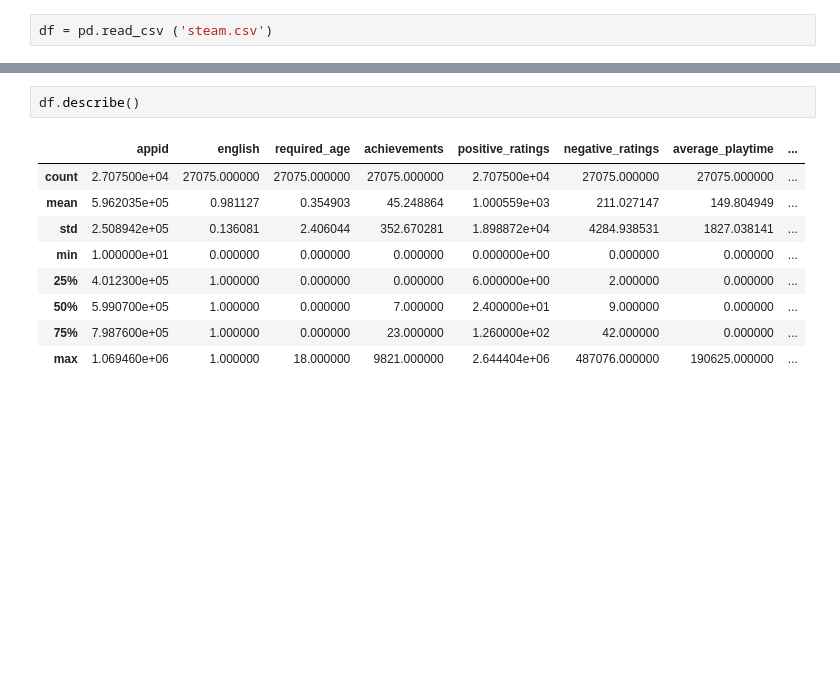
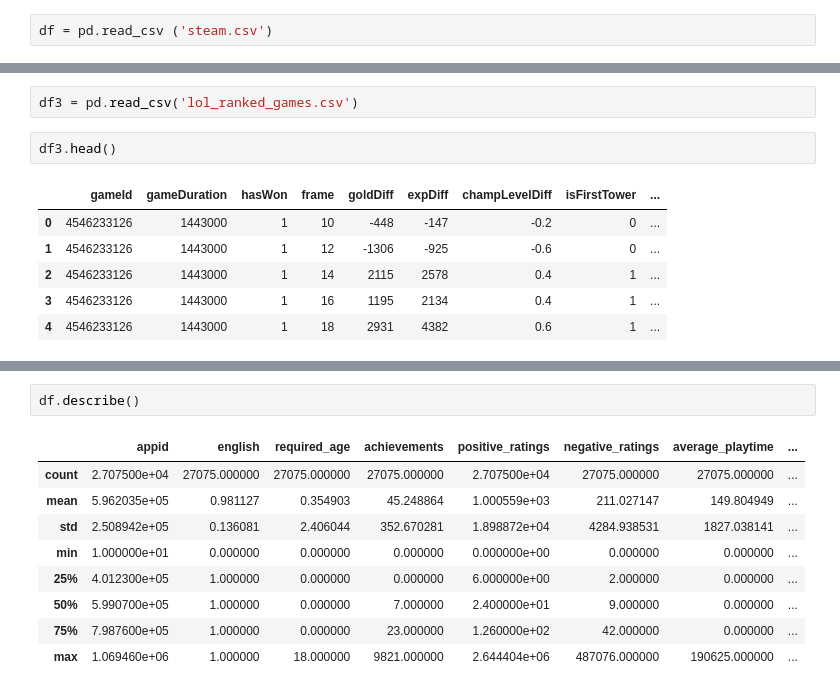
Before and after one commit to Olivert75/personal_project, a Jupyter notebook: exploratory_notebook.ipynb, the cells around one changed output, grey strips where cells are left out. Drawn from its saved outputs; the diff is of its cells as text; blank space fills up the shorter version.

```diff
--- a/exploratory_notebook.ipynb
+++ b/exploratory_notebook.ipynb
@@ -4,0 +112,11 @@ df = pd.read_csv ('steam.csv')
+# %%
+df3 = pd.read_csv('lol_ranked_games.csv')
+# %%
+df3.head()
+# %% [output]
+|  | gameId | gameDuration | hasWon | frame | goldDiff | expDiff | champLevelDiff | isFirstTower | ... |
+| 0 | 4546233126 | 1443000 | 1 | 10 | -448 | -147 | -0.2 | 0 | ... |
+| 1 | 4546233126 | 1443000 | 1 | 12 | -1306 | -925 | -0.6 | 0 | ... |
+| 2 | 4546233126 | 1443000 | 1 | 14 | 2115 | 2578 | 0.4 | 1 | ... |
+| 3 | 4546233126 | 1443000 | 1 | 16 | 1195 | 2134 | 0.4 | 1 | ... |
+| 4 | 4546233126 | 1443000 | 1 | 18 | 2931 | 4382 | 0.6 | 1 | ... |
```
Also changed, not shown: parts of 15 cells of this notebook.
